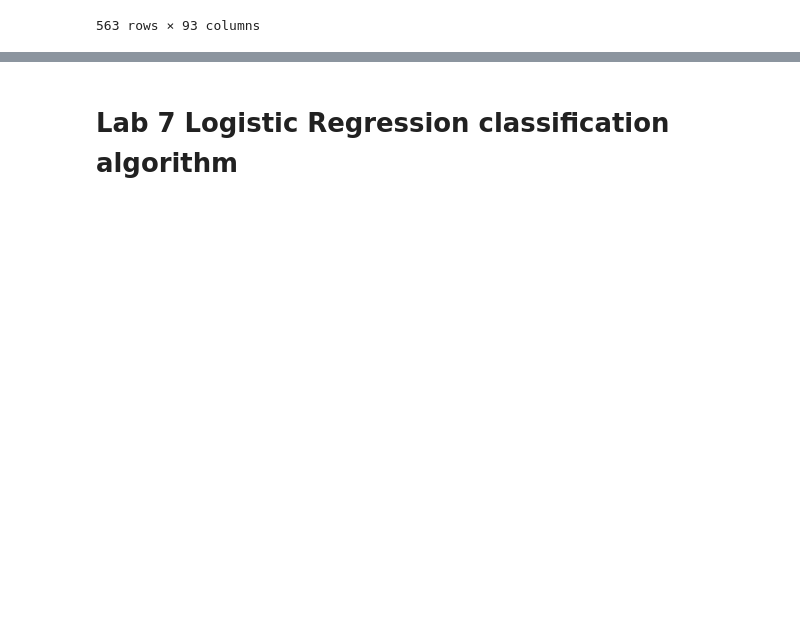
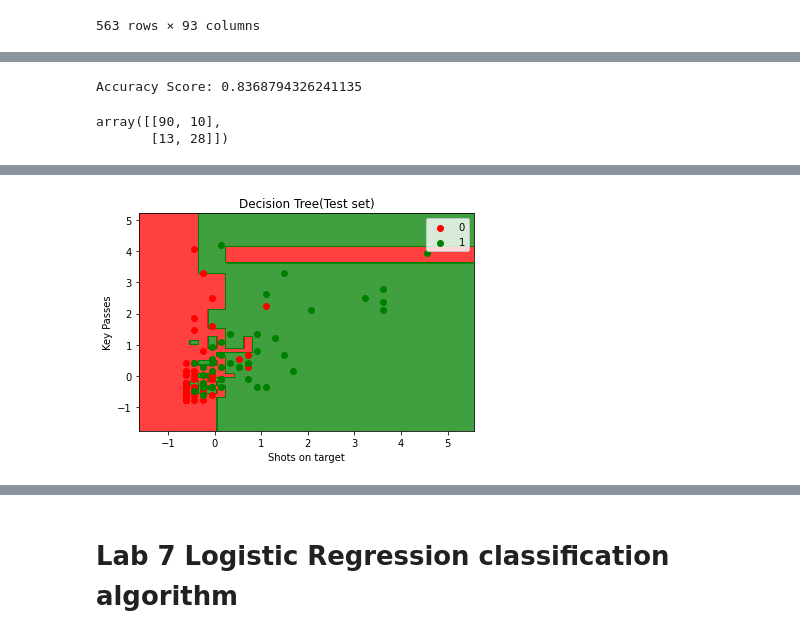
Before and after one commit to Logeshn009/Football-stats, a Jupyter notebook: ML_Lab_Programs.ipynb, the cells around one changed output, grey strips where cells are left out. Saved outputs shown, nothing was run; the diff lists cells and outputs as text; code cells hidden in the pictures; blank space fills up the shorter version.

```diff
--- a/ML_Lab_Programs.ipynb
+++ b/ML_Lab_Programs.ipynb
@@ -882,0 +948,6 @@ dataset_new
+# %%
+# splitting the dataset x and y
+
+x = frames.iloc[:, [0,1]].values
+y = frames.iloc[:, 3].values
+y
@@ -882,0 +972,44 @@ dataset_new
+# %%
+from sklearn.model_selection import train_test_split
+X_train, X_test, y_train, y_test =  train_test_split(x,y,test_size = 0.25, random_state= 0)
+# %%
+#feature scaling
+from sklearn.preprocessing import StandardScaler
+sc_X = StandardScaler()
+X_train = sc_X.fit_transform(X_train)
+X_test = sc_X.transform(X_test)
+# %%
+from sklearn.tree import DecisionTreeClassifier
+classifier = DecisionTreeClassifier()
+classifier = classifier.fit(X_train,y_train)
+# %%
+#prediction
+y_pred = classifier.predict(X_test)#Accuracy
+from sklearn import metrics
+print('Accuracy Score:', metrics.accuracy_score(y_test,y_pred))
+# %% [output]
+Accuracy Score: 0.8368794326241135
+# %%
+from sklearn.metrics import confusion_matrix
+cm = confusion_matrix(y_test, y_pred)
+cm
+# %% [output]
+array([[90, 10],
+       [13, 28]])
+# %%
+from matplotlib.colors import ListedColormap
+X_set, y_set = X_test, y_test
+X1, X2 = ny.meshgrid(ny.arange(start = X_set[:,0].min()-1, stop= X_set[:,0].max()+1, step = 0.01),ny.arange(start = X_set[:,1].min()-1, stop= X_set[:,1].max()+1, step = 0.01))
+plt.contourf(X1,X2, classifier.predict(ny.array([X1.ravel(), X2.ravel()]).T).reshape(X1.shape), alpha=0.75, cmap = ListedColormap(("red","green")))
+plt.xlim(X1.min(), X1.max())
+plt.ylim(X2.min(), X2.max())
+
+for i,j in enumerate(ny.unique(y_set)):
+    plt.scatter(X_set[y_set==j,0],X_set[y_set==j,1], c = ListedColormap(("red","green"))(i),label = j)
+
+plt.title("Decision Tree(Test set)")
+plt.xlabel("Shots on target")
+plt.ylabel("Key Passes")
+plt.legend()
+plt.show()
+# %% [output]
@@ -882,0 +1018 @@ dataset_new
+[figure, added]
```
Also changed, not shown: parts of 26 cells of this notebook.
